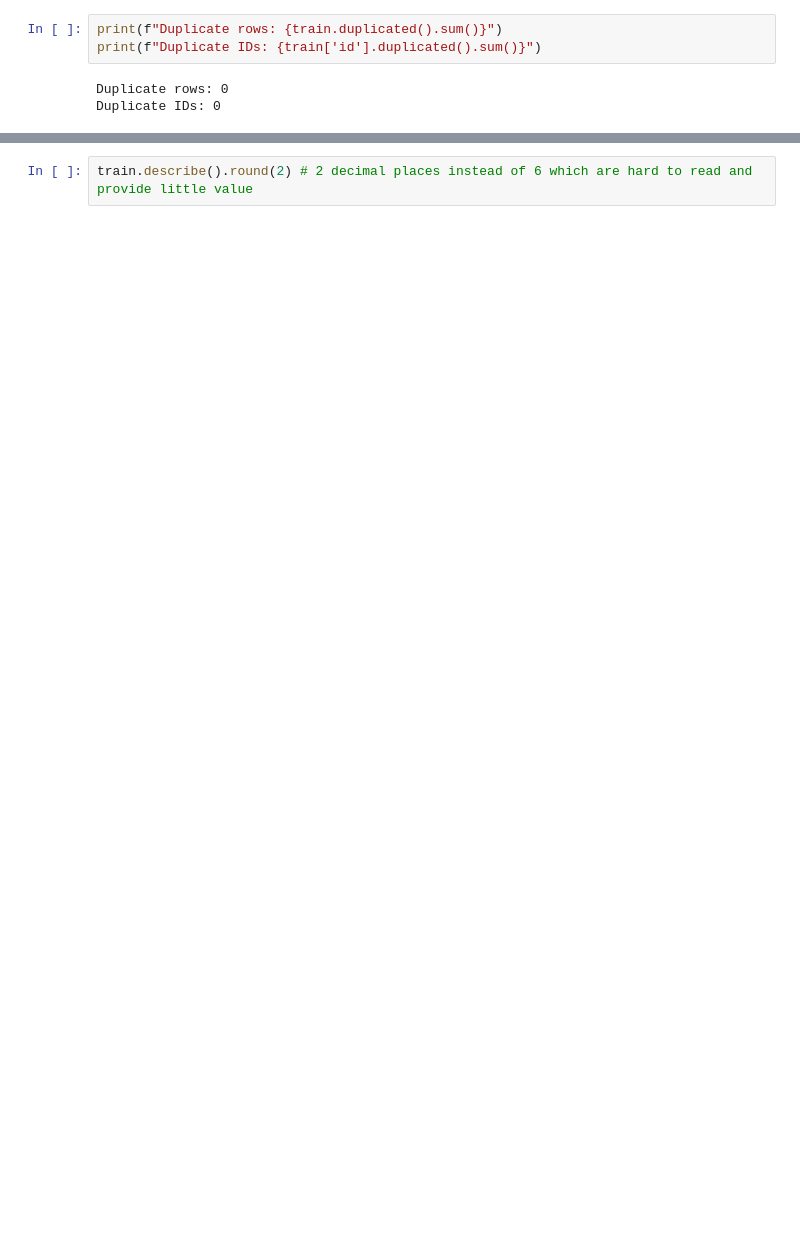
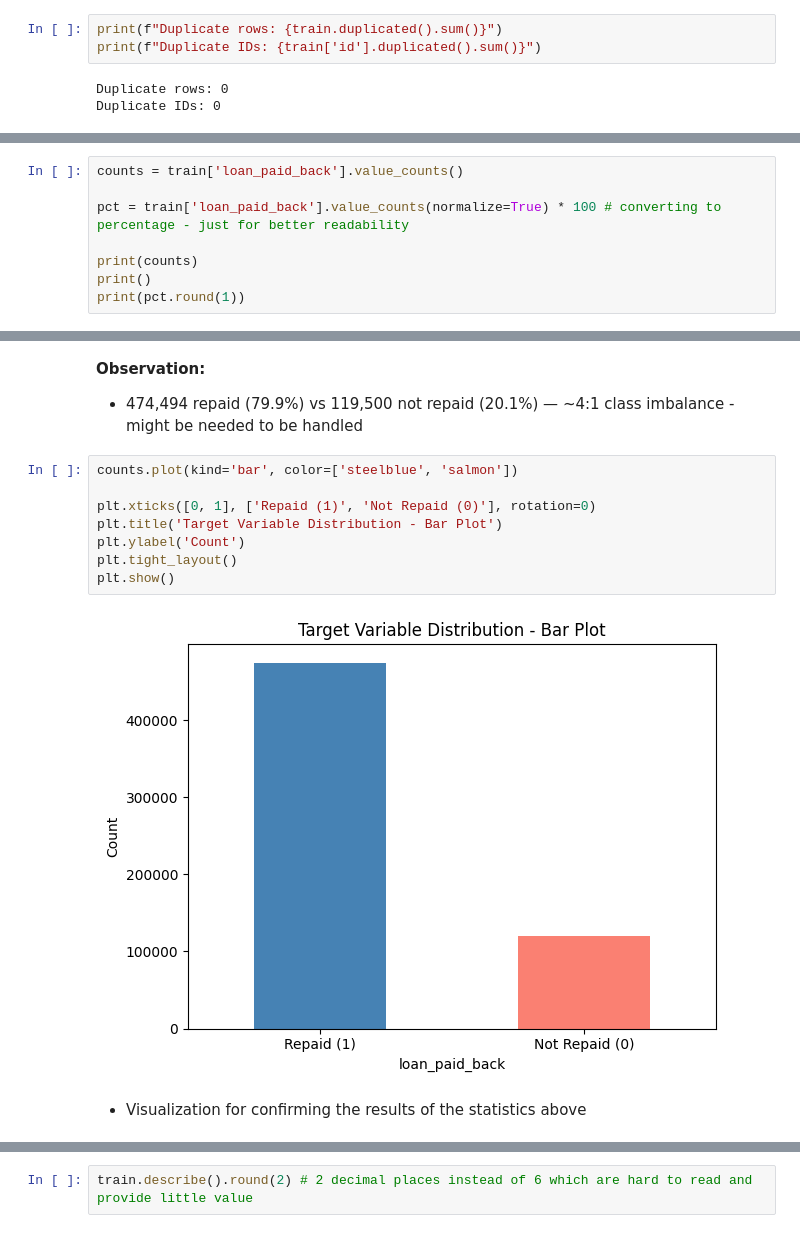
Before and after one commit to adulamaciej/loan-repayment-prediction, a Jupyter notebook: notebooks/01_eda.ipynb, the cells around one changed output, grey strips where cells are left out. Cells and saved outputs as stored; diff of their text form; blank space fills up the shorter version.

```diff
--- a/notebooks/01_eda.ipynb
+++ b/notebooks/01_eda.ipynb
@@ -136,0 +149,8 @@ Duplicate IDs: 0
+# %%
+counts = train['loan_paid_back'].value_counts()
+
+pct = train['loan_paid_back'].value_counts(normalize=True) * 100 # converting to percentage - just for better readability
+
+print(counts)
+print()
+print(pct.round(1))
@@ -137,2 +167,18 @@ Duplicate IDs: 0
+# %% [markdown]
+**Observation:**
+
+- 474,494 repaid (79.9%) vs 119,500 not repaid (20.1%) — ~4:1 class imbalance - might be needed to be handled
+# %%
+counts.plot(kind='bar', color=['steelblue', 'salmon'])
+
+plt.xticks([0, 1], ['Repaid (1)', 'Not Repaid (0)'], rotation=0)
+plt.title('Target Variable Distribution - Bar Plot')
+plt.ylabel('Count')
+plt.tight_layout()
+plt.show()
+# %% [output]
+[figure, added]
+# %% [markdown]
+- Visualization for confirming the results of the statistics above
 # %%
 for col in train.select_dtypes(include='str').columns:
```
Also changed, not shown: parts of 66 cells of this notebook.
